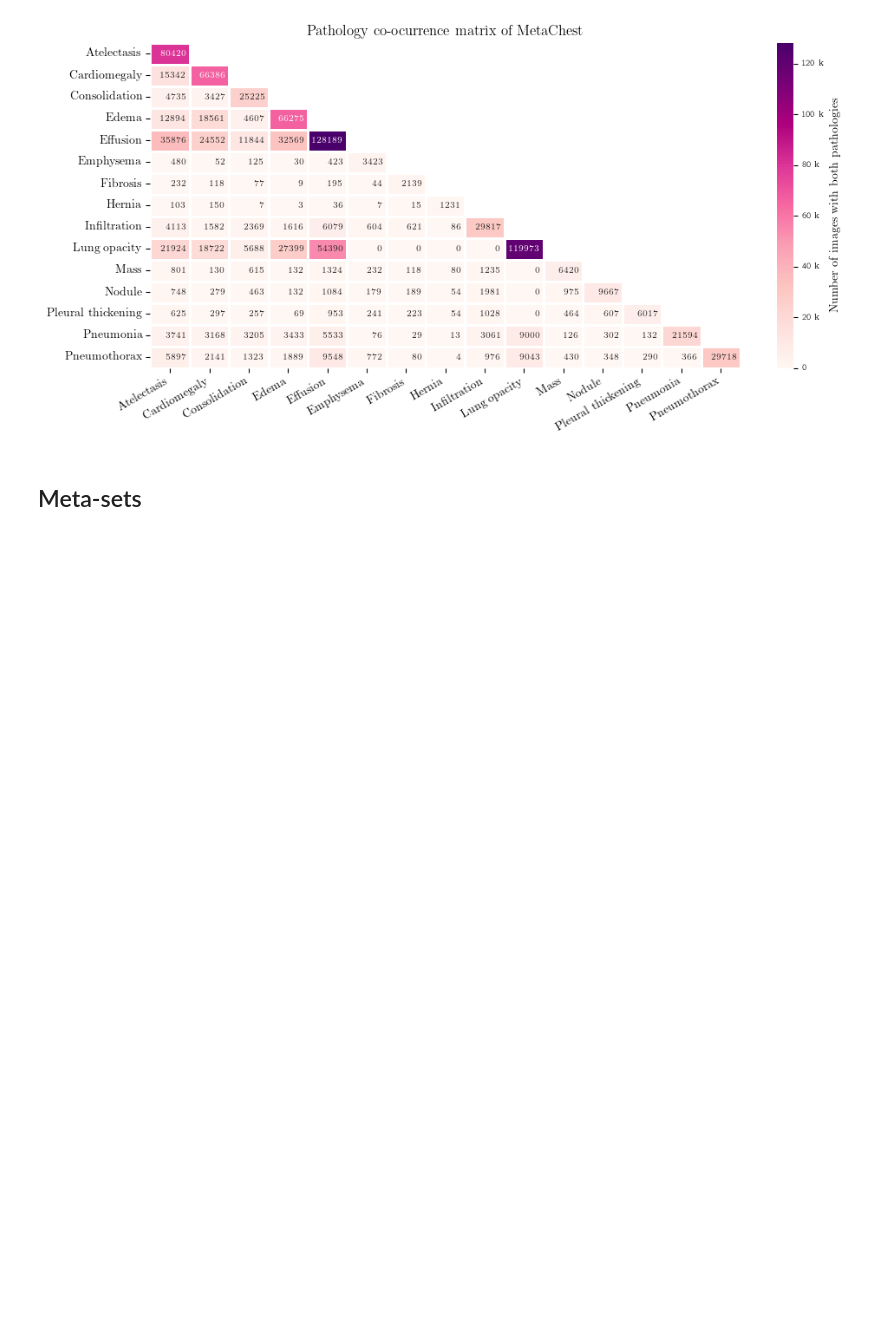
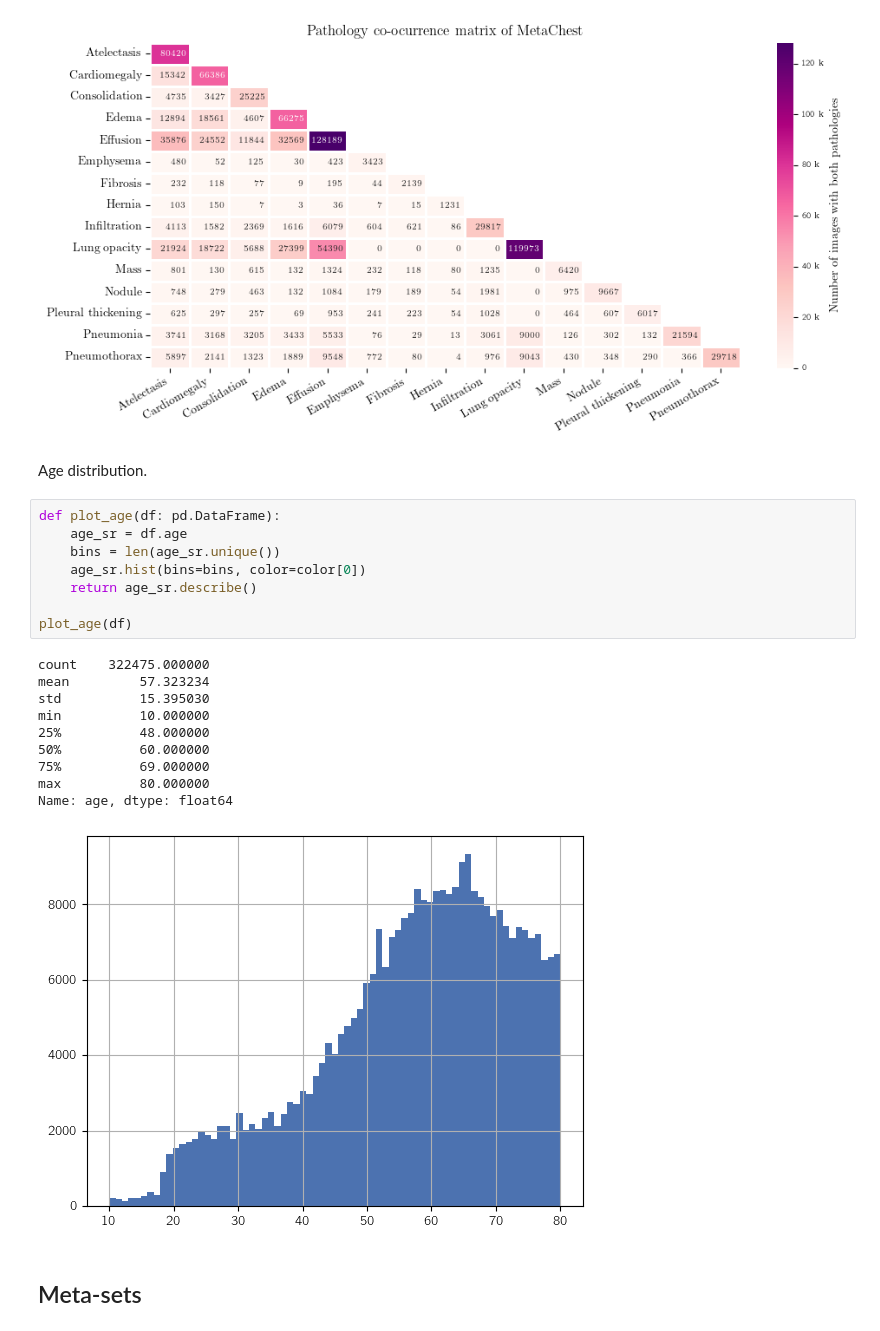
Before and after one commit to richardtml/metachest-dev, a Jupyter notebook: paper.ipynb, the cells around one changed output. Cells and saved outputs as stored; diff of their text form; blank space fills up the shorter version.

Commit message:
Add age plot

```diff
--- a/paper.ipynb
+++ b/paper.ipynb
@@ -222,6 +222,27 @@ plot_coocc(df)
 | Pneumonia | 3741 | 3168 | 3205 | 3433 | 5533 | 76 | 29 | 13 | ... |
 | Pneumothorax | 5897 | 2141 | 1323 | 1889 | 9548 | 772 | 80 | 4 | ... |
 [figure]
+# %% [markdown]
+Age distribution.
+# %%
+def plot_age(df: pd.DataFrame):
+    age_sr = df.age
+    bins = len(age_sr.unique())
+    age_sr.hist(bins=bins, color=color[0])
+    return age_sr.describe()
+
+plot_age(df)
+# %% [output]
+count    322475.000000
+mean         57.323234
+std          15.395030
+min          10.000000
+25%          48.000000
+50%          60.000000
+75%          69.000000
+max          80.000000
+Name: age, dtype: float64
+[figure, added]
 # %% [markdown]
 ## Meta-sets
 # %%
```
